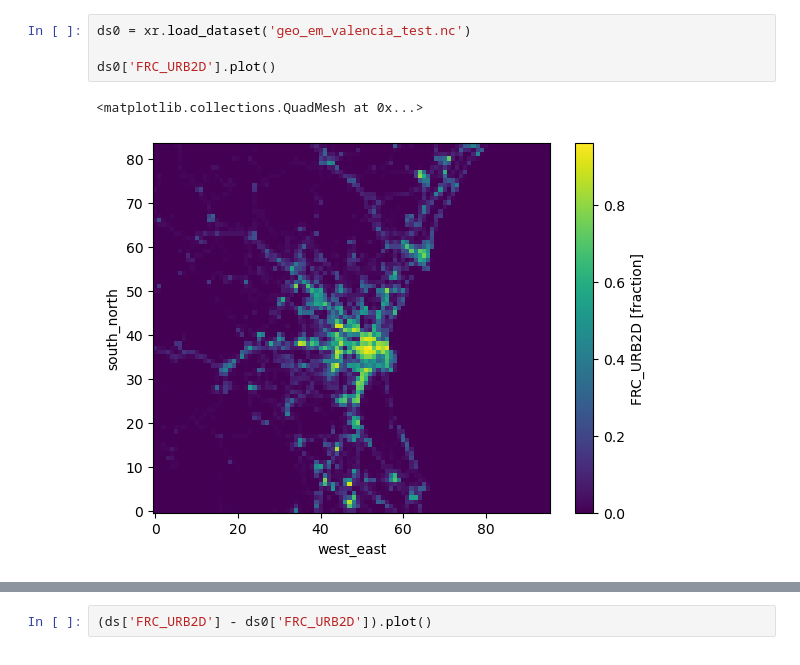
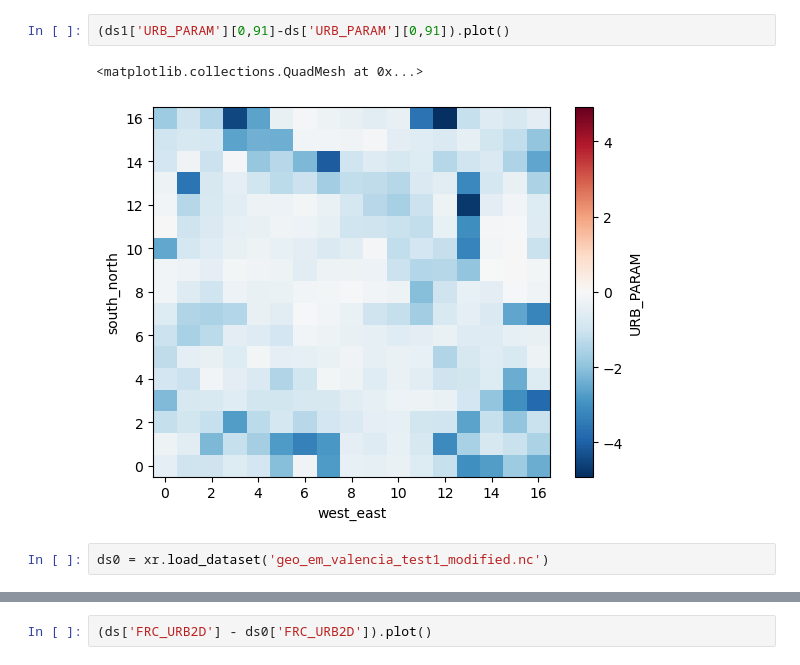
Before and after one commit to jacobogabeiraspenas/wrfup, a Jupyter notebook: 00test/Untitled.ipynb, the cells around one changed output, grey strips where cells are left out. Cells and saved outputs as stored; diff of their text form.

```diff
--- a/00test/Untitled.ipynb
+++ b/00test/Untitled.ipynb
@@ -10,7 +36,7 @@ ds['FRC_URB2D'].plot()
+# %%
+(ds1['URB_PARAM'][0,91]-ds['URB_PARAM'][0,91]).plot()
+# %% [output]
+<matplotlib.collections.QuadMesh at 0x...>
+[figure, added]
 # %%
-ds0 = xr.load_dataset('geo_em_valencia_test.nc')
-
-ds0['FRC_URB2D'].plot()
+ds0 = xr.load_dataset('geo_em_valencia_test1_modified.nc')
-# %% [output]
-<matplotlib.collections.QuadMesh at 0x...>
-[figure, removed]
```
Also changed, not shown: parts of 9 cells of this notebook, 11 other files.
